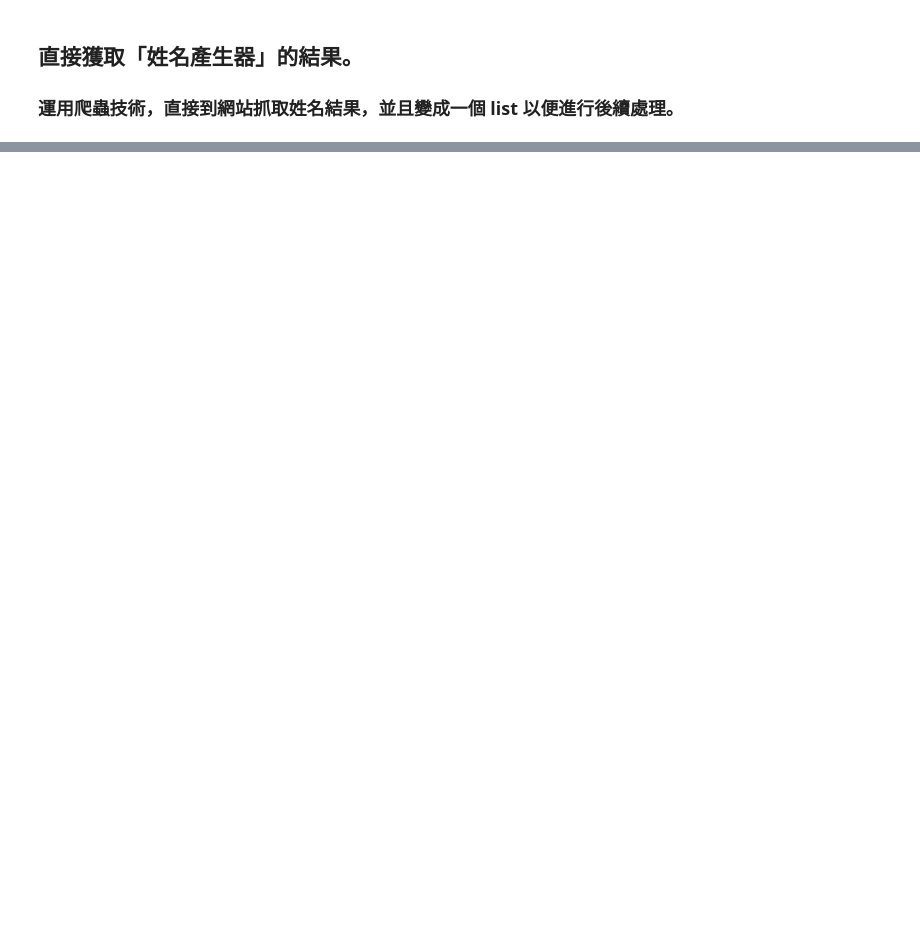
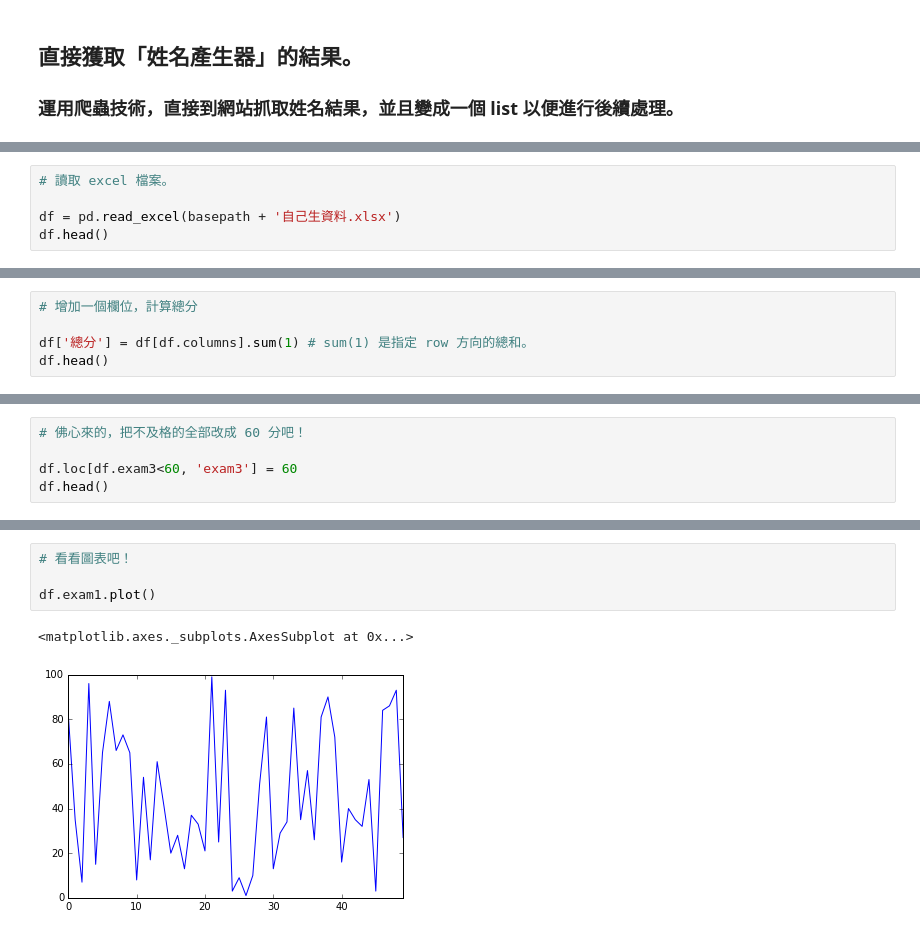
Before and after one commit to jiangsir/20171215_SlideShow, a Jupyter notebook: 6. 資料分析.ipynb, the cells around one changed output, grey strips where cells are left out. Cells and saved outputs as stored; diff of their text form; blank space fills up the shorter version.

```diff
--- a/6. 資料分析.ipynb
+++ b/6. 資料分析.ipynb
@@ -196,0 +196,5 @@ os.listdir(basepath)
+# %%
+# 讀取 excel 檔案。
+
+df = pd.read_excel(basepath + '自己生資料.xlsx')
+df.head()
@@ -196,0 +249,5 @@ os.listdir(basepath)
+# %%
+# 增加一個欄位，計算總分
+
+df['總分'] = df[df.columns].sum(1) # sum(1) 是指定 row 方向的總和。
+df.head()
@@ -196,0 +313,5 @@ os.listdir(basepath)
+# %%
+# 佛心來的，把不及格的全部改成 60 分吧！
+
+df.loc[df.exam3<60, 'exam3'] = 60
+df.head()
@@ -196,0 +333,7 @@ os.listdir(basepath)
+# %%
+# 看看圖表吧！
+
+df.exam1.plot()
+# %% [output]
+<matplotlib.axes._subplots.AxesSubplot at 0x...>
+[figure, added]
```
Also changed, not shown: parts of 23 cells of this notebook, 8 other files.
